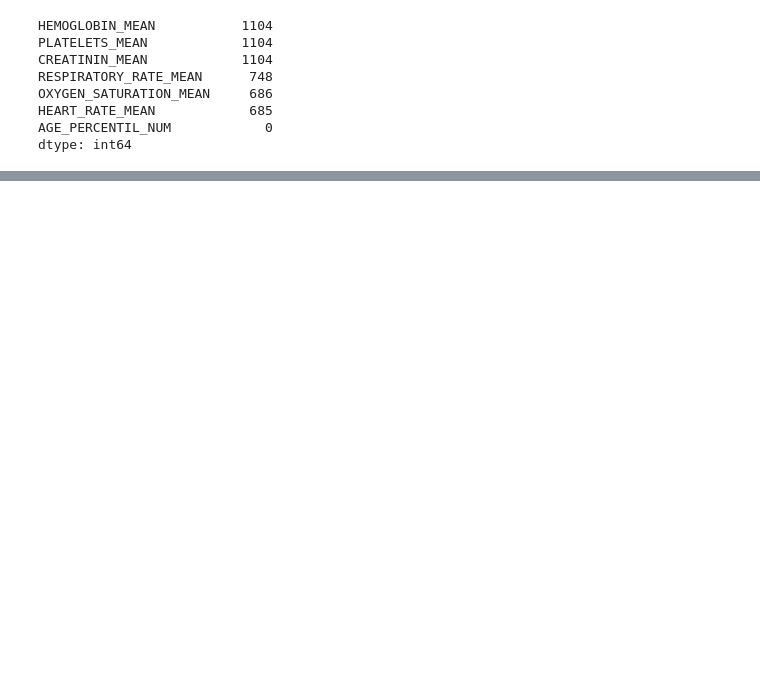
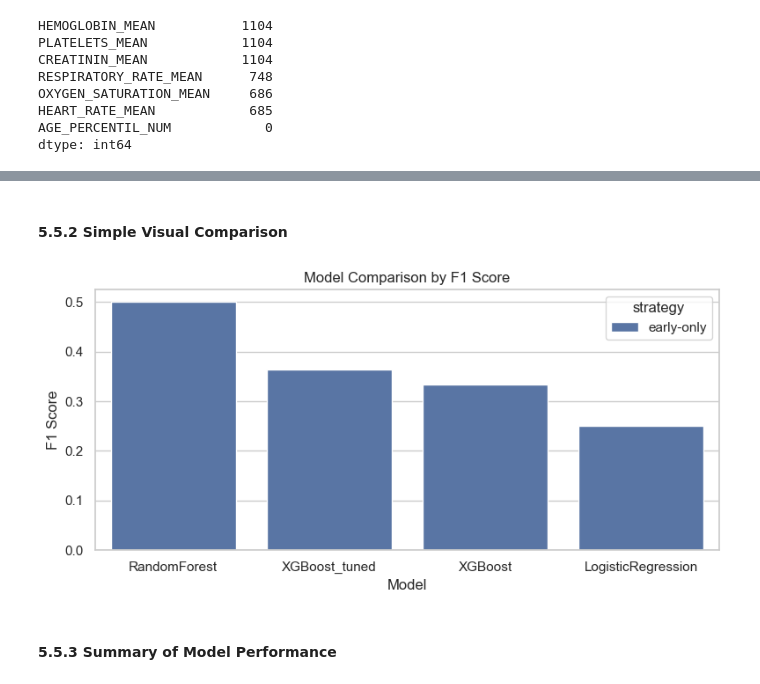
Before and after one commit to randel-bjorkquist/jupyter-notebooks-vscode, a Jupyter notebook: Project4_CapstoneProject_Analyzing_COVID19_Pandemic.ipynb, the cells around one changed output, grey strips where cells are left out. Saved outputs shown, nothing was run; the diff lists cells and outputs as text; code cells hidden in the pictures; blank space fills up the shorter version.

```diff
--- a/Project4_CapstoneProject_Analyzing_COVID19_Pandemic.ipynb
+++ b/Project4_CapstoneProject_Analyzing_COVID19_Pandemic.ipynb
@@ -663,0 +1185,24 @@ from sklearn.model_selection import GridSearchCV
+# %%
+results_df = pd.DataFrame(model_results)
+
+# Option 1: show all runs -----------------------------------------------
+#
+## Sort by F1 score (descending)
+#results_df_sorted = results_df.sort_values(by = "f1", ascending = False)
+#
+#results_df_sorted.reset_index(drop = True, inplace = True)
+#results_df_sorted
+#
+#------------------------------------------------------------------------
+
+# Option 2: keep only the best run per (model, strategy) based on F1
+
+# Sort so the most recent runs are last
+results_df = results_df.sort_values(by=["model", "strategy", "f1"], ascending=[True, True, True])
+
+# Keep only the last entry per (model, strategy)
+results_df_unique = results_df.drop_duplicates(subset=["model", "strategy"], keep="last")
+
+# Now sort by F1 for display
+results_df_sorted = results_df_unique.sort_values(by = "f1", ascending = False).reset_index(drop = True)
+results_df_sorted
@@ -663,0 +1215,17 @@ from sklearn.model_selection import GridSearchCV
+# %% [markdown]
+#### 5.5.2 Simple Visual Comparison
+# %%
+plt.figure(figsize=(8, 4))
+
+sns.barplot(x="model", y="f1", data=results_df_sorted, hue="strategy", dodge=False)
+
+plt.title("Model Comparison by F1 Score")
+plt.ylabel("F1 Score")
+plt.xlabel("Model")
+
+plt.tight_layout()
+plt.show()
+# %% [output]
+[figure, added]
+# %% [markdown]
+#### 5.5.3 Summary of Model Performance
```
Also changed, not shown: parts of 130 cells of this notebook, 1 other file.
